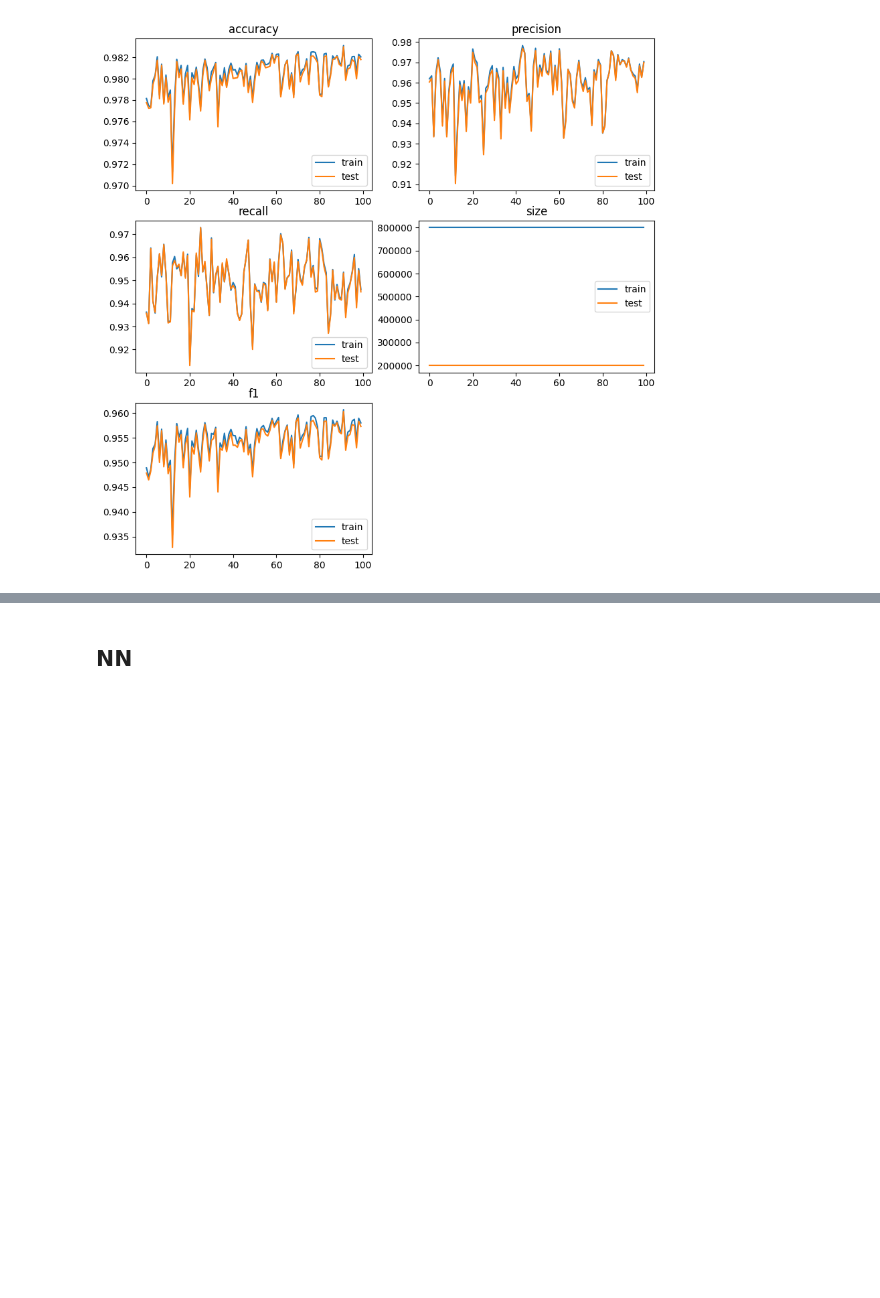
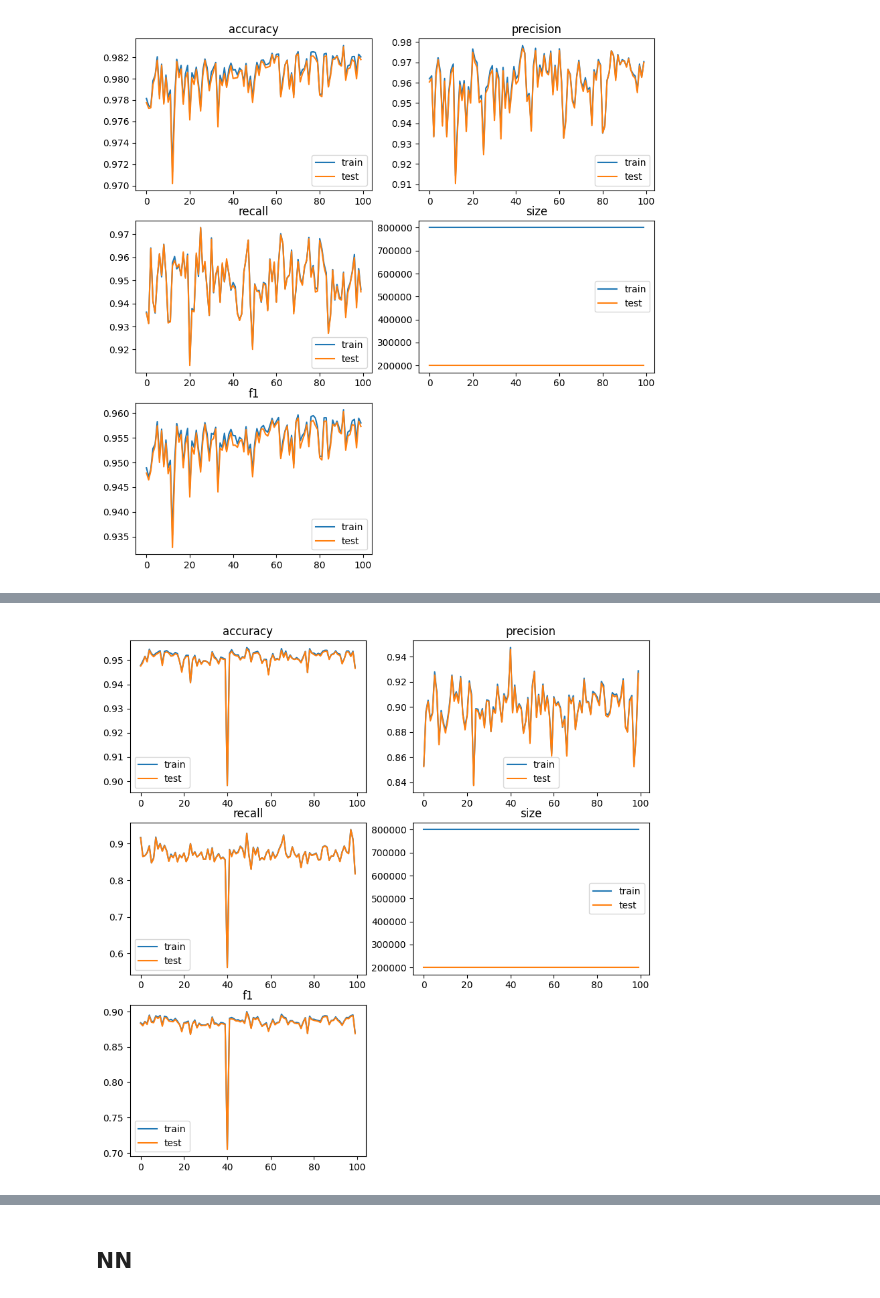
Before and after one commit to borisvasilevskiy/GNN_solves_algorithms_on_graphs, a Jupyter notebook: src/Is_Planar.ipynb, the cells around one changed output, grey strips where cells are left out. Drawn from its saved outputs; the diff is of its cells as text; code cells hidden in the pictures; blank space fills up the shorter version.

```diff
--- a/src/Is_Planar.ipynb
+++ b/src/Is_Planar.ipynb
@@ -148,3 +177,13 @@ Epoch:  98, Train: accuracy=0.9806, precision=0.9692, recall=0.9405, size=800000
 Epoch:  99, Train: accuracy=0.9823, precision=0.9629, recall=0.9550, size=800000.0000, f1=0.9589, Test: accuracy=0.9821, precision=0.9626, recall=0.9541, size=200000.0000, f1=0.9583
 Epoch:  100, Train: accuracy=0.9820, precision=0.9703, recall=0.9460, size=800000.0000, f1=0.9580, Test: accuracy=0.9818, precision=0.9699, recall=0.9450, size=200000.0000, f1=0.9573
 [figure]
+# %%
+# SAGE with 5 layers
+
+sage_5_model = CustomSAGE(hidden_layers=5, hidden_channels=11, num_node_features=ds_onehot_8.num_node_features,
+                          num_classes=2)
+print(sage_5_model)
+
+te = TrainEval(sage_5_model)
+te.main(NUM_EPOCH, onehot_8_train_loader, onehot_8_test_loader)
+# %% [output]
@@ -150,0 +207 @@ Epoch:  100, Train: accuracy=0.9820, precision=0.9703, recall=0.9460, size=80000
+[figure, added]
```
Also changed, not shown: parts of 9 cells of this notebook, 3 other files.
